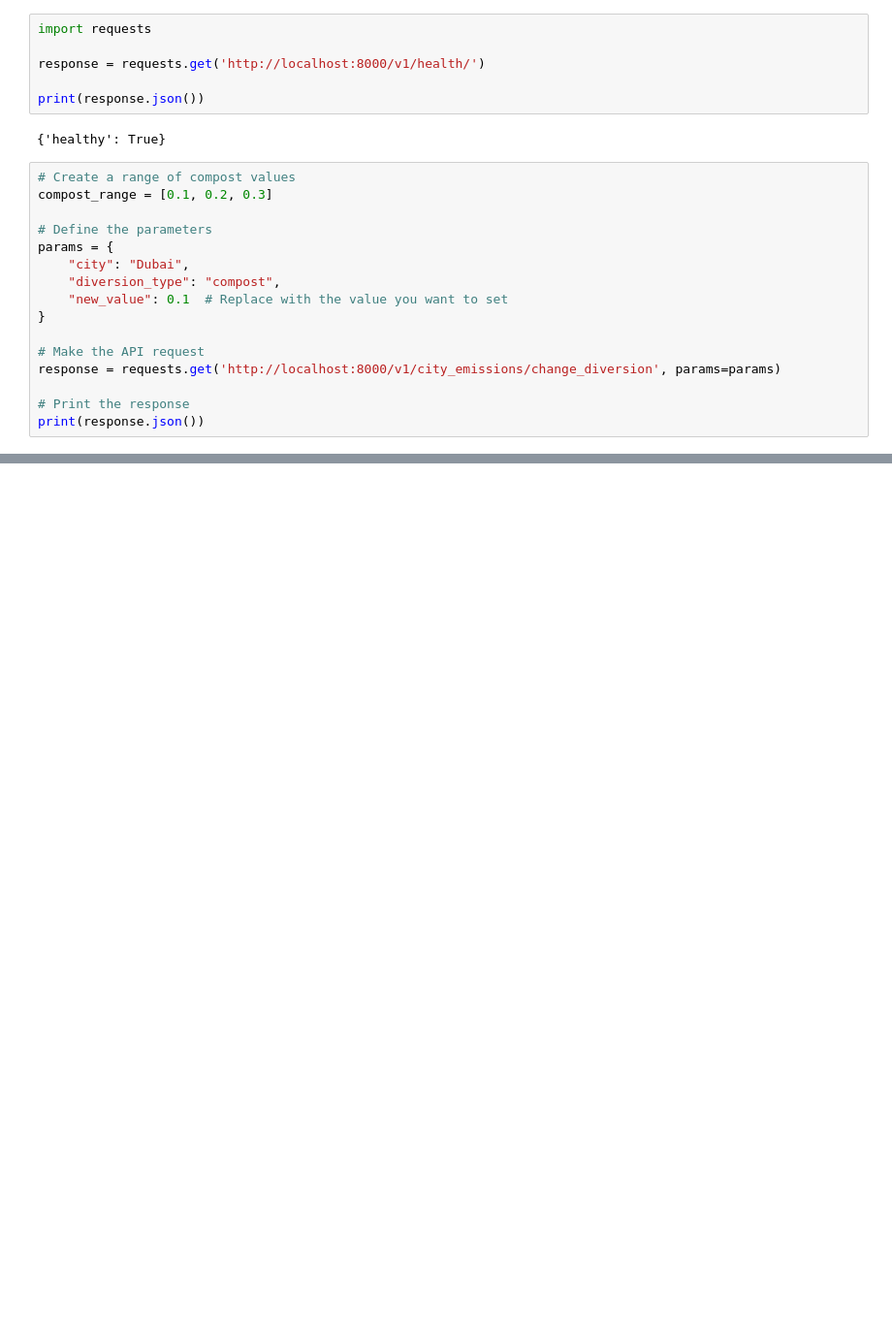
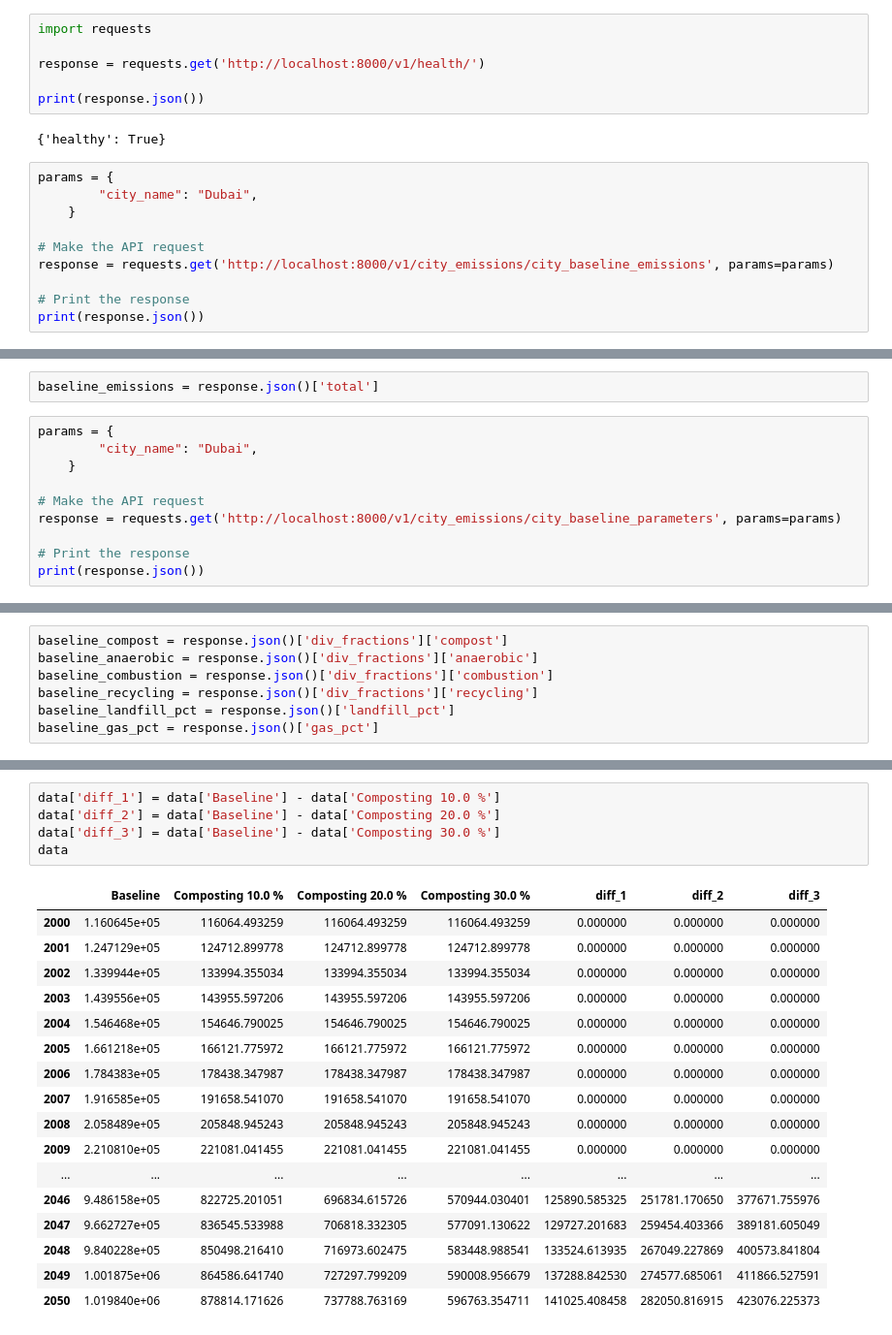
Before and after one commit to RMI/SWEET_python, a Jupyter notebook: api_testing.ipynb, the cells around one changed output, grey strips where cells are left out. Shown at 97% size. Drawn from its saved outputs; the diff is of its cells as text; blank space fills up the shorter version.

```diff
--- a/api_testing.ipynb
+++ b/api_testing.ipynb
@@ -7,18 +7,12 @@ print(response.json())
 # %% [output]
 {'healthy': True}
 # %%
-# Create a range of compost values
-compost_range = [0.1, 0.2, 0.3]
-
-# Define the parameters
 params = {
-    "city": "Dubai",
-    "diversion_type": "compost",
-    "new_value": 0.1  # Replace with the value you want to set
-}
+        "city_name": "Dubai",
+    }
 
 # Make the API request
-response = requests.get('http://localhost:8000/v1/city_emissions/change_diversion', params=params)
+response = requests.get('http://localhost:8000/v1/city_emissions/city_baseline_emissions', params=params)
 
 # Print the response
 print(response.json())
@@ -30,0 +21,12 @@ print(response.status_code)
+# %%
+baseline_emissions = response.json()['total']
+# %%
+params = {
+        "city_name": "Dubai",
+    }
+
+# Make the API request
+response = requests.get('http://localhost:8000/v1/city_emissions/city_baseline_parameters', params=params)
+
+# Print the response
+print(response.json())
@@ -30,0 +35,7 @@ print(response.status_code)
+# %%
+baseline_compost = response.json()['div_fractions']['compost']
+baseline_anaerobic = response.json()['div_fractions']['anaerobic']
+baseline_combustion = response.json()['div_fractions']['combustion']
+baseline_recycling = response.json()['div_fractions']['recycling']
+baseline_landfill_pct = response.json()['landfill_pct']
+baseline_gas_pct = response.json()['gas_pct']
@@ -30,0 +104,23 @@ print(response.status_code)
+# %%
+data['diff_1'] = data['Baseline'] - data['Composting 10.0 %']
+data['diff_2'] = data['Baseline'] - data['Composting 20.0 %']
+data['diff_3'] = data['Baseline'] - data['Composting 30.0 %']
+data
+# %% [output]
+|  | Baseline | Composting 10.0 % | Composting 20.0 % | Composting 30.0 % | diff_1 | diff_2 | diff_3 |
+| 2000 | 1.160645e+05 | 116064.493259 | 116064.493259 | 116064.493259 | 0.000000 | 0.000000 | 0.000000 |
+| 2001 | 1.247129e+05 | 124712.899778 | 124712.899778 | 124712.899778 | 0.000000 | 0.000000 | 0.000000 |
+| 2002 | 1.339944e+05 | 133994.355034 | 133994.355034 | 133994.355034 | 0.000000 | 0.000000 | 0.000000 |
+| 2003 | 1.439556e+05 | 143955.597206 | 143955.597206 | 143955.597206 | 0.000000 | 0.000000 | 0.000000 |
+| 2004 | 1.546468e+05 | 154646.790025 | 154646.790025 | 154646.790025 | 0.000000 | 0.000000 | 0.000000 |
+| 2005 | 1.661218e+05 | 166121.775972 | 166121.775972 | 166121.775972 | 0.000000 | 0.000000 | 0.000000 |
+| 2006 | 1.784383e+05 | 178438.347987 | 178438.347987 | 178438.347987 | 0.000000 | 0.000000 | 0.000000 |
+| 2007 | 1.916585e+05 | 191658.541070 | 191658.541070 | 191658.541070 | 0.000000 | 0.000000 | 0.000000 |
+| 2008 | 2.058489e+05 | 205848.945243 | 205848.945243 | 205848.945243 | 0.000000 | 0.000000 | 0.000000 |
+| 2009 | 2.210810e+05 | 221081.041455 | 221081.041455 | 221081.041455 | 0.000000 | 0.000000 | 0.000000 |
+| ... | ... | ... | ... | ... | ... | ... | ... |
+| 2046 | 9.486158e+05 | 822725.201051 | 696834.615726 | 570944.030401 | 125890.585325 | 251781.170650 | 377671.755976 |
+| 2047 | 9.662727e+05 | 836545.533988 | 706818.332305 | 577091.130622 | 129727.201683 | 259454.403366 | 389181.605049 |
+| 2048 | 9.840228e+05 | 850498.216410 | 716973.602475 | 583448.988541 | 133524.613935 | 267049.227869 | 400573.841804 |
+| 2049 | 1.001875e+06 | 864586.641740 | 727297.799209 | 590008.956679 | 137288.842530 | 274577.685061 | 411866.527591 |
+| 2050 | 1.019840e+06 | 878814.171626 | 737788.763169 | 596763.354711 | 141025.408458 | 282050.816915 | 423076.225373 |
```
Also changed, not shown: parts of 6 cells of this notebook, 2 other files.
